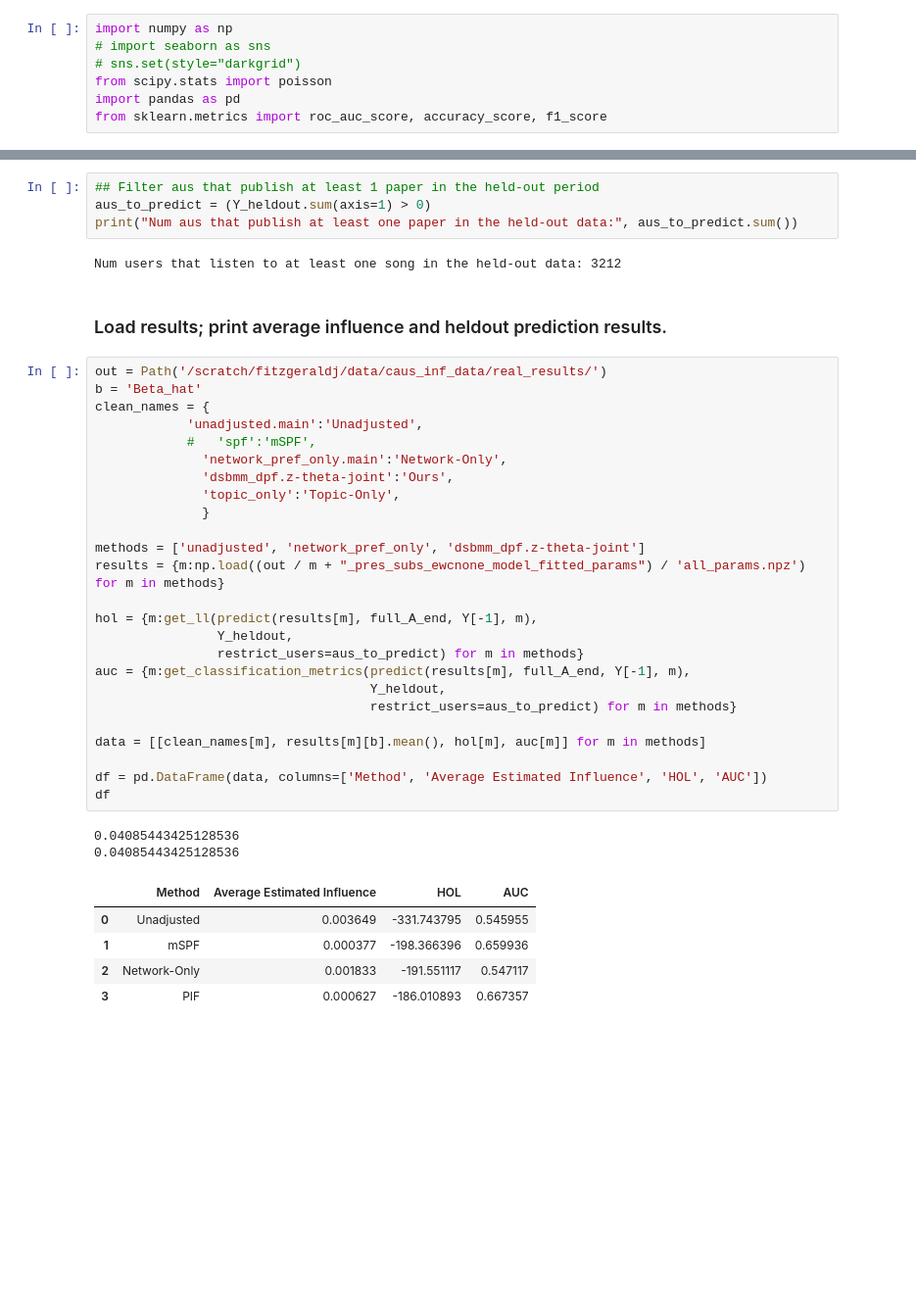
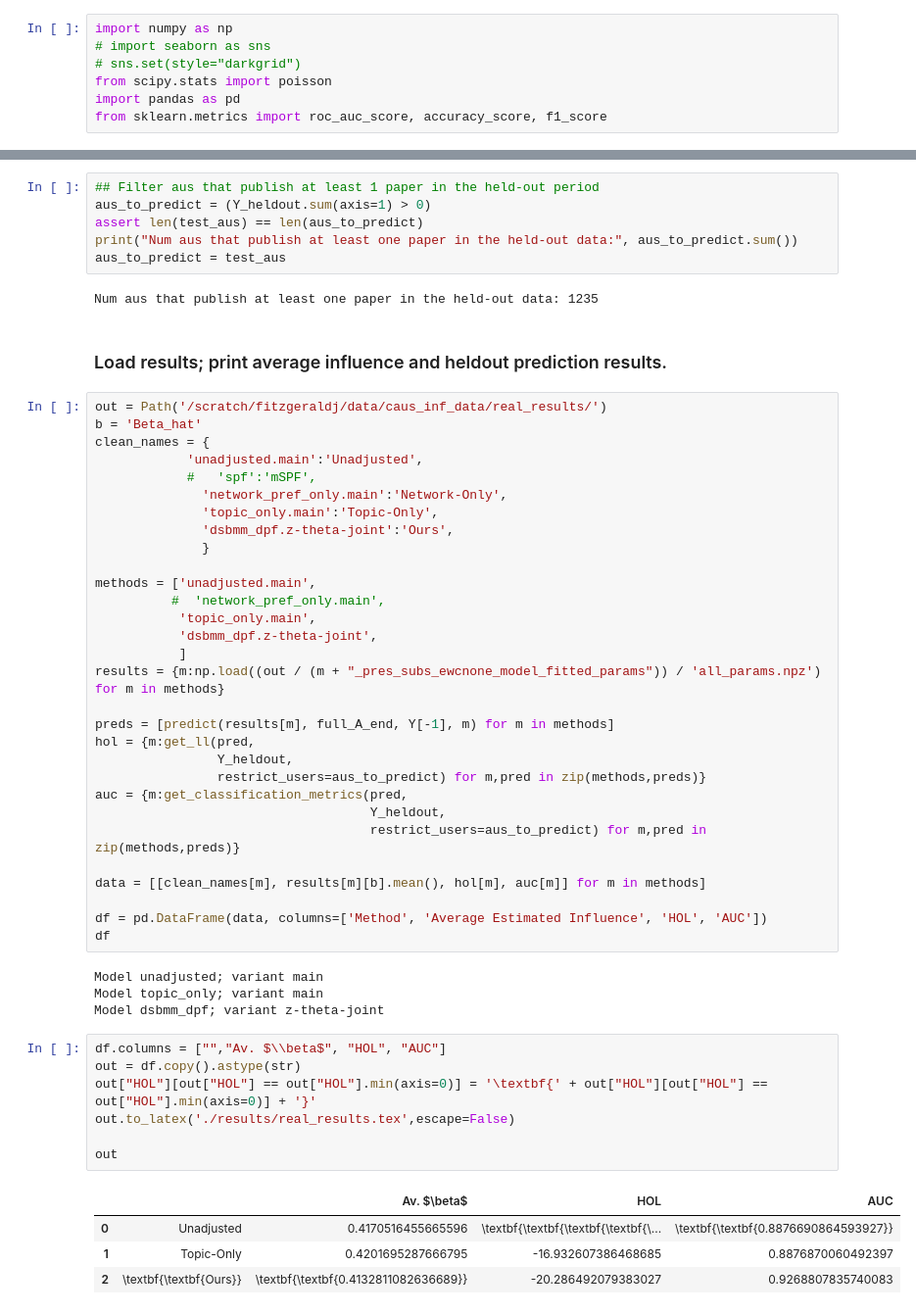
Before and after one commit to fitzgeraldja/PIF-DSBMM-DPF, a Jupyter notebook: src/pif_dsbmm_dpf/citation_real/real_results.ipynb, the cells around one changed output, grey strips where cells are left out. Shown: that part at 98% size. Cells and saved outputs as stored; diff of their text form; blank space fills up the shorter version.

```diff
--- a/src/pif_dsbmm_dpf/citation_real/real_results.ipynb
+++ b/src/pif_dsbmm_dpf/citation_real/real_results.ipynb
@@ -74,9 +93,11 @@ def get_influence_rates(params,A, Y_p):
 # %%
 ## Filter aus that publish at least 1 paper in the held-out period
 aus_to_predict = (Y_heldout.sum(axis=1) > 0)
+assert len(test_aus) == len(aus_to_predict)
 print("Num aus that publish at least one paper in the held-out data:", aus_to_predict.sum())
+aus_to_predict = test_aus
 # %% [output]
-Num users that listen to at least one song in the held-out data: 3212
+Num aus that publish at least one paper in the held-out data: 1235
 # %% [markdown]
 ### Load results; print average influence and heldout prediction results.
 # %%
@@ -86,29 +107,42 @@ clean_names = {
             'unadjusted.main':'Unadjusted',
             #   'spf':'mSPF',
               'network_pref_only.main':'Network-Only',
+              'topic_only.main':'Topic-Only',
               'dsbmm_dpf.z-theta-joint':'Ours',
-              'topic_only':'Topic-Only',
               }
 
-methods = ['unadjusted', 'network_pref_only', 'dsbmm_dpf.z-theta-joint']
-results = {m:np.load((out / m + "_pres_subs_ewcnone_model_fitted_params") / 'all_params.npz') for m in methods}
+methods = ['unadjusted.main',
+          #  'network_pref_only.main',
+           'topic_only.main',
+           'dsbmm_dpf.z-theta-joint',
+           ]
+results = {m:np.load((out / (m + "_pres_subs_ewcnone_model_fitted_params")) / 'all_params.npz') for m in methods}
 
-hol = {m:get_ll(predict(results[m], full_A_end, Y[-1], m),
+preds = [predict(results[m], full_A_end, Y[-1], m) for m in methods]
+hol = {m:get_ll(pred,
                 Y_heldout,
-                restrict_users=aus_to_predict) for m in methods}
-auc = {m:get_classification_metrics(predict(results[m], full_A_end, Y[-1], m),
+                restrict_users=aus_to_predict) for m,pred in zip(methods,preds)}
+auc = {m:get_classification_metrics(pred,
                                     Y_heldout,
-                                    restrict_users=aus_to_predict) for m in methods}
+                                    restrict_users=aus_to_predict) for m,pred in zip(methods,preds)}
 
 data = [[clean_names[m], results[m][b].mean(), hol[m], auc[m]] for m in methods]
 
 df = pd.DataFrame(data, columns=['Method', 'Average Estimated Influence', 'HOL', 'AUC'])
 df
 # %% [output]
-0.04085443425128536
-0.04085443425128536
+Model unadjusted; variant main
+Model topic_only; variant main
+Model dsbmm_dpf; variant z-theta-joint
-|  | Method | Average Estimated Influence | HOL | AUC |
-| 0 | Unadjusted | 0.003649 | -331.743795 | 0.545955 |
-| 1 | mSPF | 0.000377 | -198.366396 | 0.659936 |
-| 2 | Network-Only | 0.001833 | -191.551117 | 0.547117 |
-| 3 | PIF | 0.000627 | -186.010893 | 0.667357 |
+# %%
+df.columns = ["","Av. $\\beta$", "HOL", "AUC"]
+out = df.copy().astype(str)
+out["HOL"][out["HOL"] == out["HOL"].min(axis=0)] = '\textbf{' + out["HOL"][out["HOL"] == out["HOL"].min(axis=0)] + '}'
+out.to_latex('./results/real_results.tex',escape=False)
+
+out
+# %% [output]
+|  |  | Av. $\beta$ | HOL | AUC |
+| 0 | Unadjusted | 0.4170516455665596 | \textbf{\textbf{\textbf{\textbf{\... | \textbf{\textbf{0.8876690864593927}} |
+| 1 | Topic-Only | 0.4201695287666795 | -16.932607386468685 | 0.8876870060492397 |
+| 2 | \textbf{\textbf{Ours}} | \textbf{\textbf{0.4132811082636689}} | -20.286492079383027 | 0.9268807835740083 |
```
Also changed, not shown: parts of 2 cells of this notebook, 4 other files.
